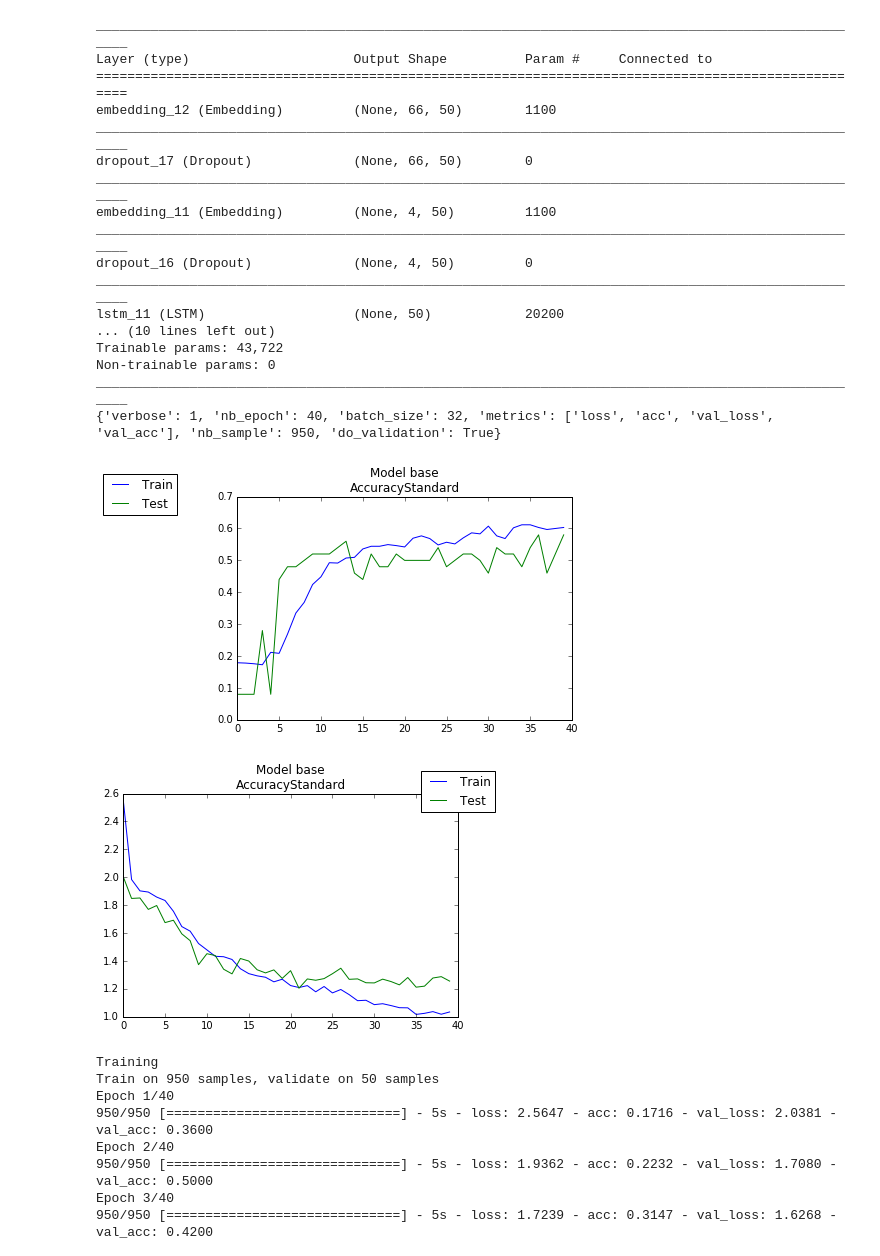
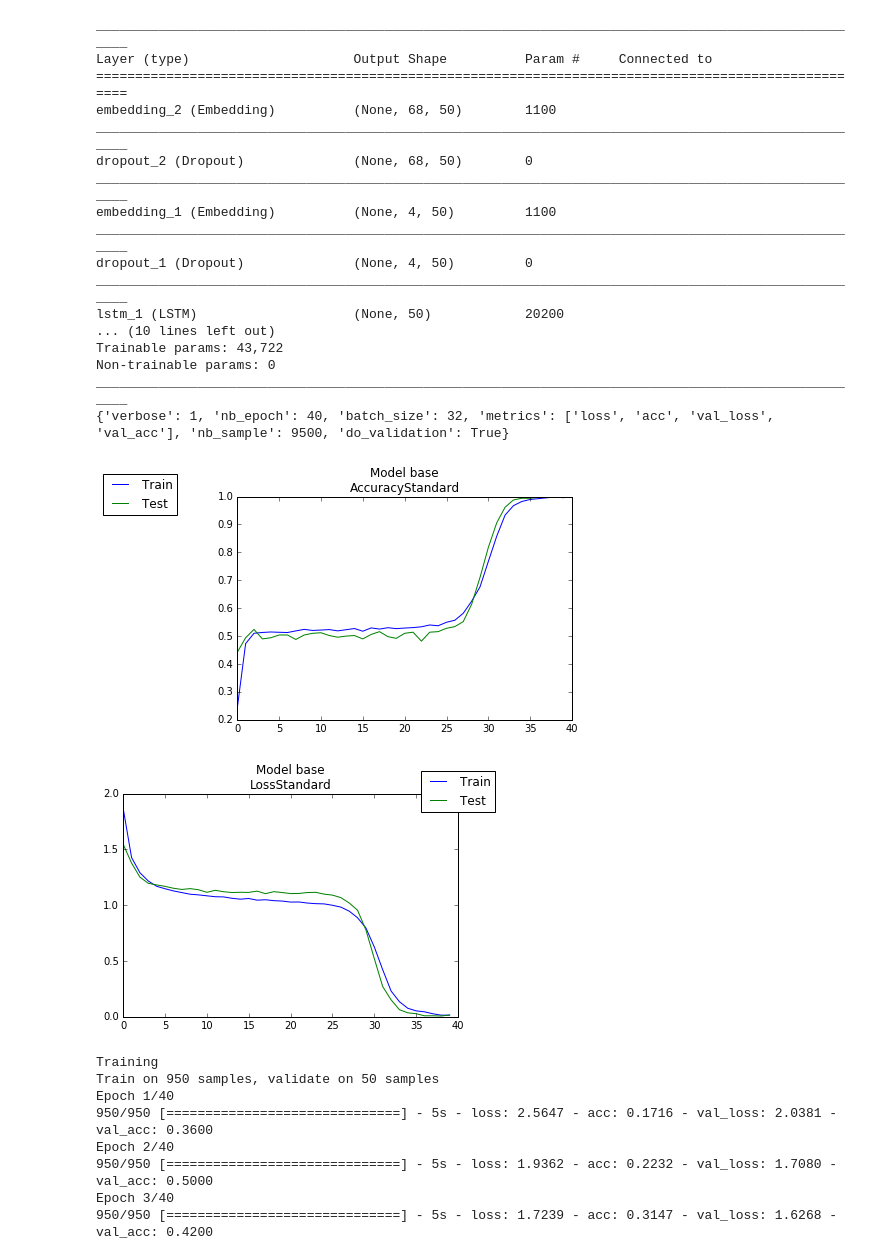
Before and after one commit to sr247/TER1, a Jupyter notebook: Projet/Partie2/exemple.ipynb, the cells around one changed output. Cells and saved outputs as stored; diff of their text form; code cells hidden in the pictures.

```diff
--- a/Projet/Partie2/exemple.ipynb
+++ b/Projet/Partie2/exemple.ipynb
@@ -224,3 +257,11 @@ acc: 99.20%
+# %%
+# déplacement temporaire -> remettre dans la cellule du haut
+print('Training')
+history = model.fit([X, Xq], Y, batch_size=BATCH_SIZE, nb_epoch=EPOCHS, validation_split=0.05)
+loss, acc = model.evaluate([tX, tXq], tY, batch_size=BATCH_SIZE)
+print('Test loss / test accuracy = {:.4f} / {:.4f}'.format(loss, acc))
+print("%s: %.2f%%" % (model.metrics_names[1], acc*100))
+best = acc * 100
 # %%
 from matplotlib import pyplot as p
 %matplotlib inline
@@ -234,42 +275,42 @@ y_accVal = history.history['val_acc']
 p.plot(x, y_acc, label='Train')
 p.plot(x, y_accVal, label='Test')
 p.legend(bbox_to_anchor=(0, 1),
            bbox_transform=p.gcf().transFigure)
 title = 'Model base' + '\nAccuracy' + 'Standard'
 p.title(title)
 
 p.show()
 
 y_loss = history.history["loss"]
 y_lossVal = history.history['val_loss']
 p.plot(x, y_loss, label='Train')
 p.plot(x, y_lossVal, label='Test')
 p.legend(bbox_to_anchor=(1, 1),
            bbox_transform=p.gcf().transFigure)
 title1 = 'Model base' + '\nLoss' + 'Standard'
-p.title(title)
+p.title(title1)
 
 p.show()
 # %% [output]
 ____________________________________________________________________________________________________
 Layer (type)                     Output Shape          Param #     Connected to
 ====================================================================================================
-embedding_12 (Embedding)         (None, 66, 50)        1100
+embedding_2 (Embedding)          (None, 68, 50)        1100
 ____________________________________________________________________________________________________
-dropout_17 (Dropout)             (None, 66, 50)        0
+dropout_2 (Dropout)              (None, 68, 50)        0
 ____________________________________________________________________________________________________
-embedding_11 (Embedding)         (None, 4, 50)         1100
+embedding_1 (Embedding)          (None, 4, 50)         1100
 ____________________________________________________________________________________________________
-dropout_16 (Dropout)             (None, 4, 50)         0
+dropout_1 (Dropout)              (None, 4, 50)         0
 ____________________________________________________________________________________________________
-lstm_11 (LSTM)                   (None, 50)            20200
+lstm_1 (LSTM)                    (None, 50)            20200
 ... (10 lines left out)
 Trainable params: 43,722
 Non-trainable params: 0
 ____________________________________________________________________________________________________
-{'verbose': 1, 'nb_epoch': 40, 'batch_size': 32, 'metrics': ['loss', 'acc', 'val_loss', 'val_acc'], 'nb_sample': 950, 'do_validation': True}
+{'verbose': 1, 'nb_epoch': 40, 'batch_size': 32, 'metrics': ['loss', 'acc', 'val_loss', 'val_acc'], 'nb_sample': 9500, 'do_validation': True}
-[figure, old version]
+[figure, new version]
-[figure, old version]
+[figure, new version]
 # %%
 qrnn2 = Sequential()
 qrnn2.add(Embedding(vocab_size, EMBED_HIDDEN_SIZE,
```
Also changed, not shown: parts of 10 cells of this notebook.
